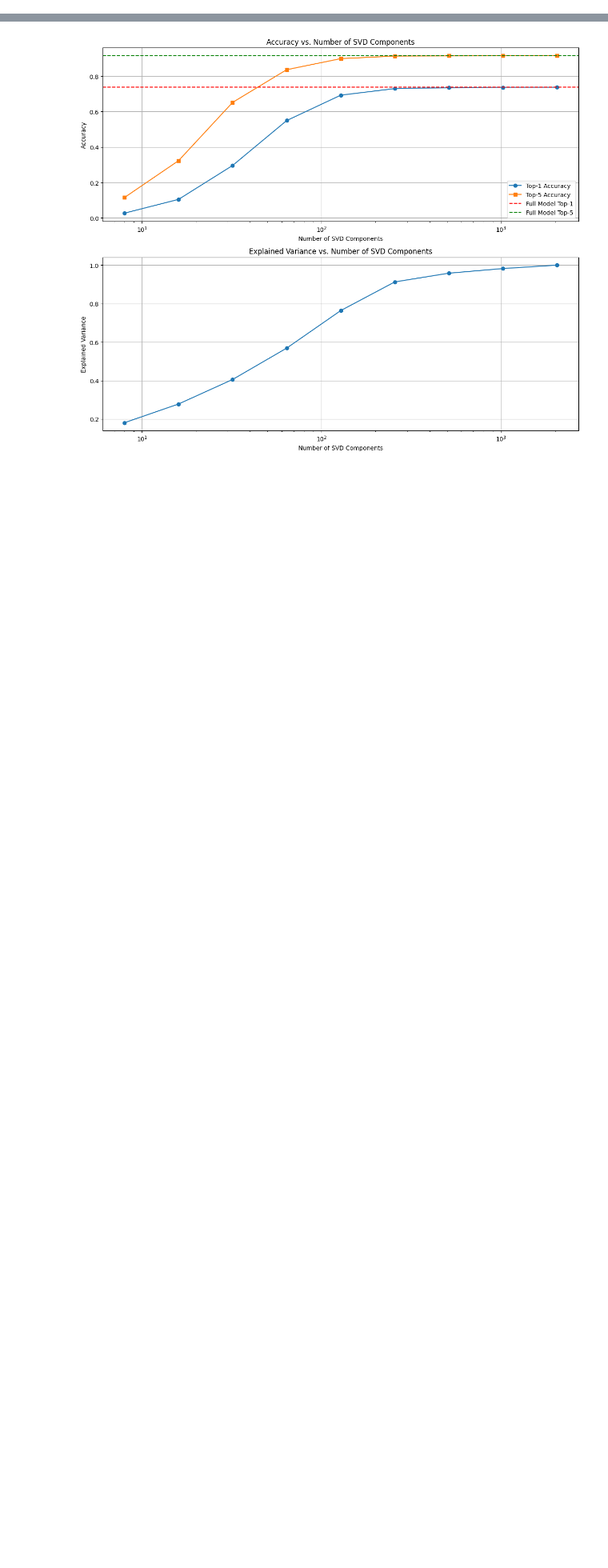
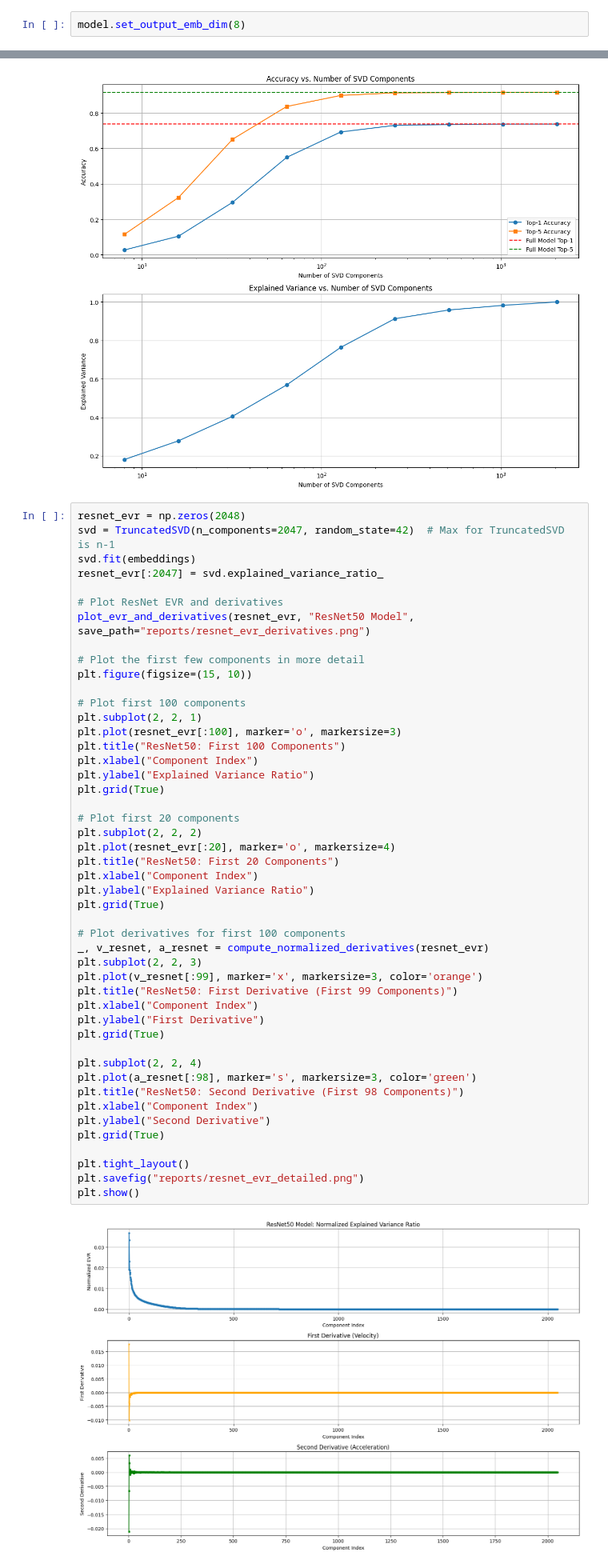
Before and after one commit to mmkuznecov/MRL, a Jupyter notebook: mri_checkout.ipynb, the cells around one changed output, grey strips where cells are left out. Shown: that part at 80% size. Drawn from its saved outputs; the diff is of its cells as text; blank space fills up the shorter version.

```diff
--- a/mri_checkout.ipynb
+++ b/mri_checkout.ipynb
@@ -26,3 +27,5 @@ Output embedding dimension set to 8
 model
 # %% [output]
 <mrl_loader.MRLLoader at 0x...>
+# %%
+model.set_output_emb_dim(8)
@@ -523,3 +626,52 @@ SVD 16 - Explained Variance: 0.2781, Top-1 Accuracy: 0.1049, Top-5 Accuracy: 0.3
 1024         0.9825          0.7367          0.9158
 2048         1.0000          0.7371          0.9160
 [figure]
+# %%
+resnet_evr = np.zeros(2048)
+svd = TruncatedSVD(n_components=2047, random_state=42)  # Max for TruncatedSVD is n-1
+svd.fit(embeddings)
+resnet_evr[:2047] = svd.explained_variance_ratio_
+
+# Plot ResNet EVR and derivatives
+plot_evr_and_derivatives(resnet_evr, "ResNet50 Model", save_path="reports/resnet_evr_derivatives.png")
+
+# Plot the first few components in more detail
+plt.figure(figsize=(15, 10))
+
+# Plot first 100 components
+plt.subplot(2, 2, 1)
+plt.plot(resnet_evr[:100], marker='o', markersize=3)
+plt.title("ResNet50: First 100 Components")
+plt.xlabel("Component Index")
+plt.ylabel("Explained Variance Ratio")
+plt.grid(True)
+
+# Plot first 20 components
+plt.subplot(2, 2, 2)
+plt.plot(resnet_evr[:20], marker='o', markersize=4)
+plt.title("ResNet50: First 20 Components")
+plt.xlabel("Component Index")
+plt.ylabel("Explained Variance Ratio")
+plt.grid(True)
+
+# Plot derivatives for first 100 components
+_, v_resnet, a_resnet = compute_normalized_derivatives(resnet_evr)
+plt.subplot(2, 2, 3)
+plt.plot(v_resnet[:99], marker='x', markersize=3, color='orange')
+plt.title("ResNet50: First Derivative (First 99 Components)")
+plt.xlabel("Component Index")
+plt.ylabel("First Derivative")
+plt.grid(True)
+
+plt.subplot(2, 2, 4)
+plt.plot(a_resnet[:98], marker='s', markersize=3, color='green')
+plt.title("ResNet50: Second Derivative (First 98 Components)")
+plt.xlabel("Component Index")
+plt.ylabel("Second Derivative")
+plt.grid(True)
+
+plt.tight_layout()
+plt.savefig("reports/resnet_evr_detailed.png")
+plt.show()
+# %% [output]
+[figure, added]
```
Also changed, not shown: parts of 13 cells of this notebook, 5 other files.
